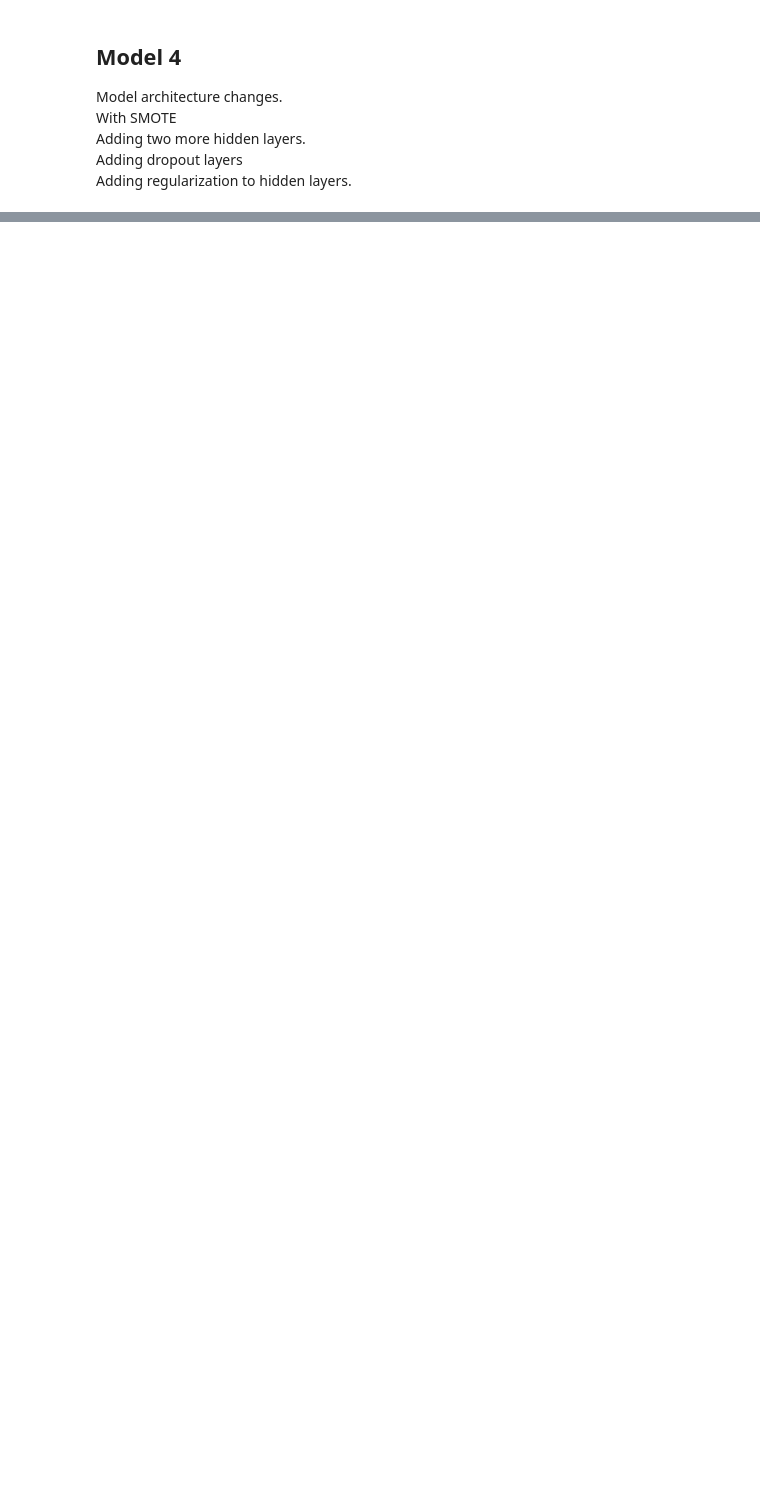
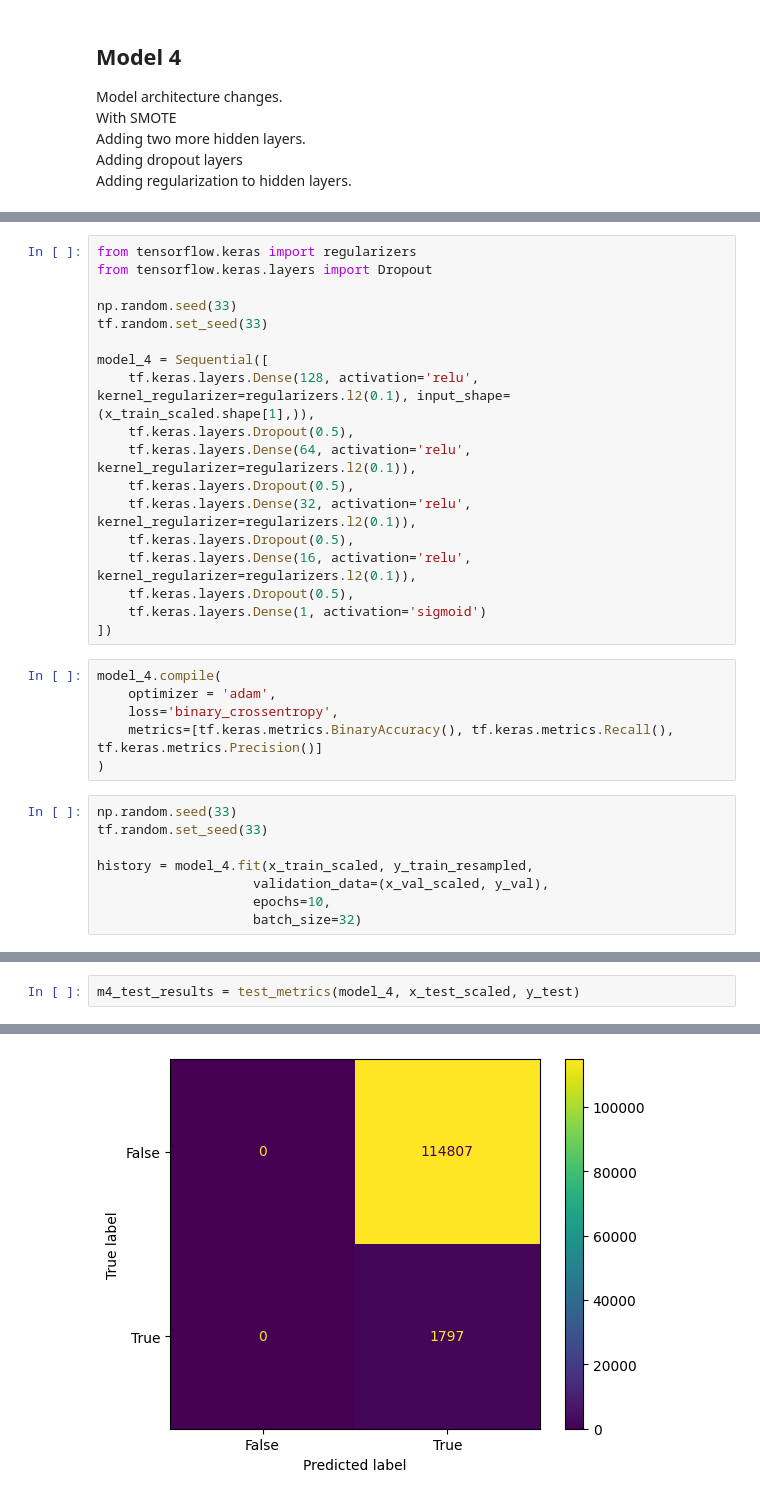
Before and after one commit to BrianBlancato/6050-Credit-Card-Fraud, a Jupyter notebook: Model_V2.ipynb, the cells around one changed output, grey strips where cells are left out. Cells and saved outputs as stored; diff of their text form; blank space fills up the shorter version.

```diff
--- a/Model_V2.ipynb
+++ b/Model_V2.ipynb
@@ -602,0 +476,32 @@ ConfusionMatrixDisplay.from_predictions(y_test, y_pred_binary)
+# %%
+from tensorflow.keras import regularizers
+from tensorflow.keras.layers import Dropout
+
+np.random.seed(33)
+tf.random.set_seed(33)
+
+model_4 = Sequential([
+    tf.keras.layers.Dense(128, activation='relu', kernel_regularizer=regularizers.l2(0.1), input_shape=(x_train_scaled.shape[1],)),
+    tf.keras.layers.Dropout(0.5),
+    tf.keras.layers.Dense(64, activation='relu', kernel_regularizer=regularizers.l2(0.1)),
+    tf.keras.layers.Dropout(0.5),
+    tf.keras.layers.Dense(32, activation='relu', kernel_regularizer=regularizers.l2(0.1)),
+    tf.keras.layers.Dropout(0.5),
+    tf.keras.layers.Dense(16, activation='relu', kernel_regularizer=regularizers.l2(0.1)),
+    tf.keras.layers.Dropout(0.5),
+    tf.keras.layers.Dense(1, activation='sigmoid')
+])
+# %%
+model_4.compile(
+    optimizer = 'adam',
+    loss='binary_crossentropy',
+    metrics=[tf.keras.metrics.BinaryAccuracy(), tf.keras.metrics.Recall(), tf.keras.metrics.Precision()]
+)
+# %%
+np.random.seed(33)
+tf.random.set_seed(33)
+
+history = model_4.fit(x_train_scaled, y_train_resampled,
+                    validation_data=(x_val_scaled, y_val),
+                    epochs=10,
+                    batch_size=32)
@@ -602,0 +529,3 @@ ConfusionMatrixDisplay.from_predictions(y_test, y_pred_binary)
+# %%
+m4_test_results = test_metrics(model_4, x_test_scaled, y_test)
+# %% [output]
@@ -602,0 +542 @@ ConfusionMatrixDisplay.from_predictions(y_test, y_pred_binary)
+[figure, added]
```
Also changed, not shown: parts of 77 cells of this notebook.
